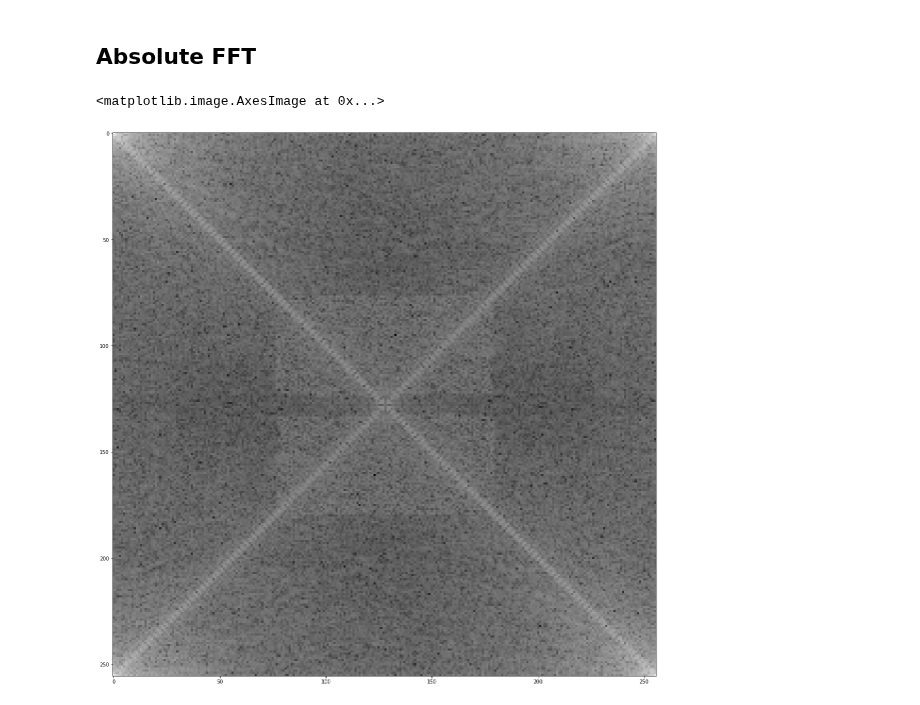
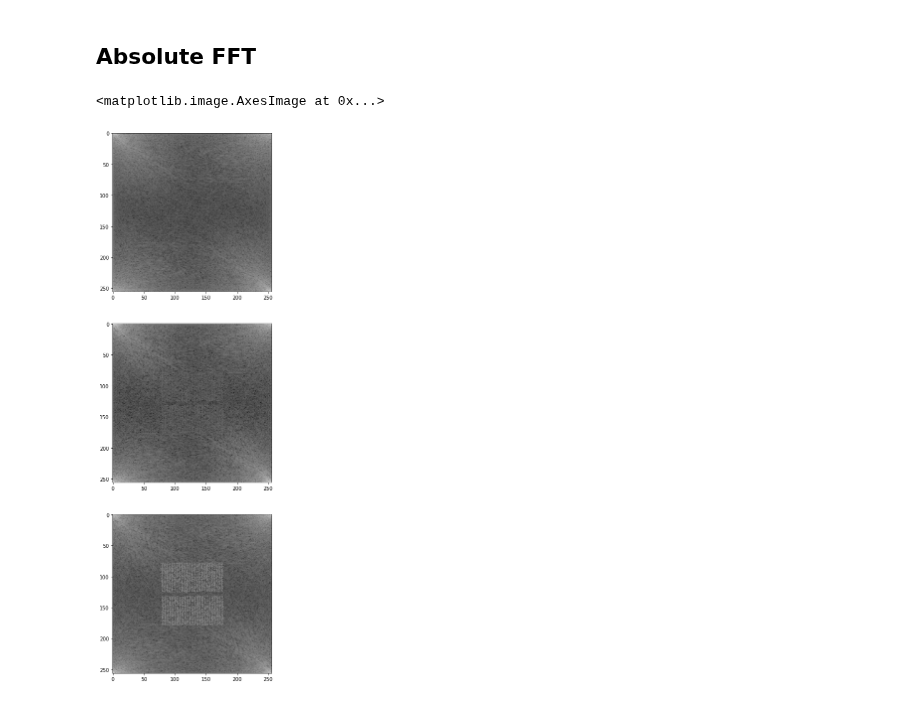
Before and after one commit to PIX3LFLUX/Steganosaurus, a Jupyter notebook: FFT_stego_test.ipynb, the cells around one changed output. Drawn from its saved outputs; the diff is of its cells as text; code cells hidden in the pictures.

```diff
--- a/FFT_stego_test.ipynb
+++ b/FFT_stego_test.ipynb
@@ -149,16 +160,25 @@ None
 <h2>Absolute FFT</h2>
 # %%
 import numpy as np
+from PIL import Image
 import matplotlib.pyplot as plt
 
-img_path = "ImageSources\\Steganograms\\lena_color_256_steg_rotate_rotate.png"
+img_path = "ImageSources\\Steganograms\\lena_color_256_steg.png"
 
 image = Image.open(img_path)
-red, green, blue = image.split()
-fft_abs = 10*np.log10(np.abs(np.fft.fft2(red)))
+channel0, channel1, channel2 = image.split()
+
+fft_abs0 = 10*np.log10(np.abs(np.fft.fft2(channel0)))
+fft_abs1 = 10*np.log10(np.abs(np.fft.fft2(channel1)))
+fft_abs2 = 10*np.log10(np.abs(np.fft.fft2(channel2)))
 
 plt.figure(figsize=(20,20))
-plt.imshow(fft_abs, cmap="gray")
+plt.subplot(311)
+plt.imshow(fft_abs0, cmap="gray")
+plt.subplot(312)
+plt.imshow(fft_abs1, cmap="gray")
+plt.subplot(313)
+plt.imshow(fft_abs2, cmap="gray")
 # %% [output]
 <matplotlib.image.AxesImage at 0x...>
-[figure, old version]
+[figure, new version]
```
Also changed, not shown: parts of 1 cell of this notebook, 4 other files.
